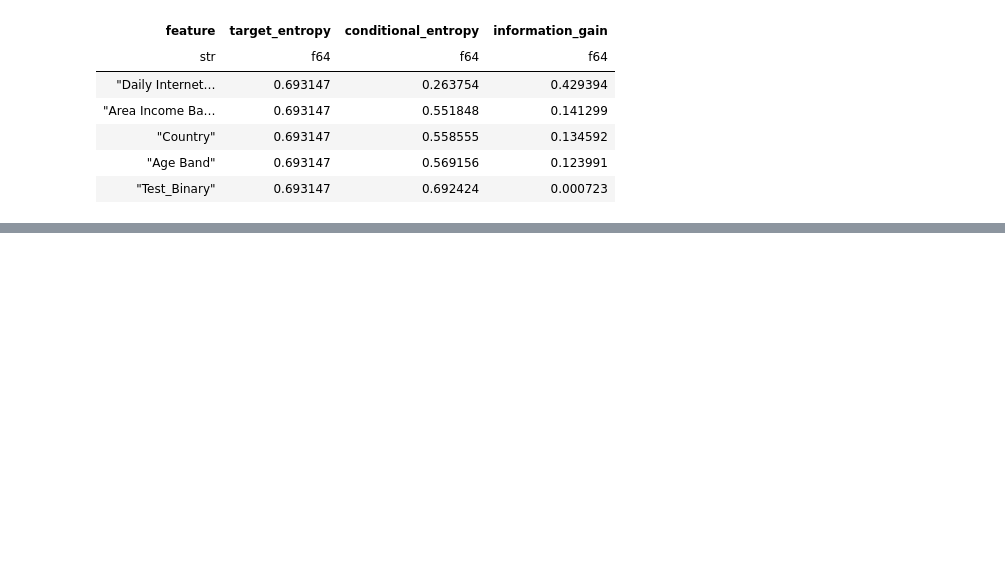
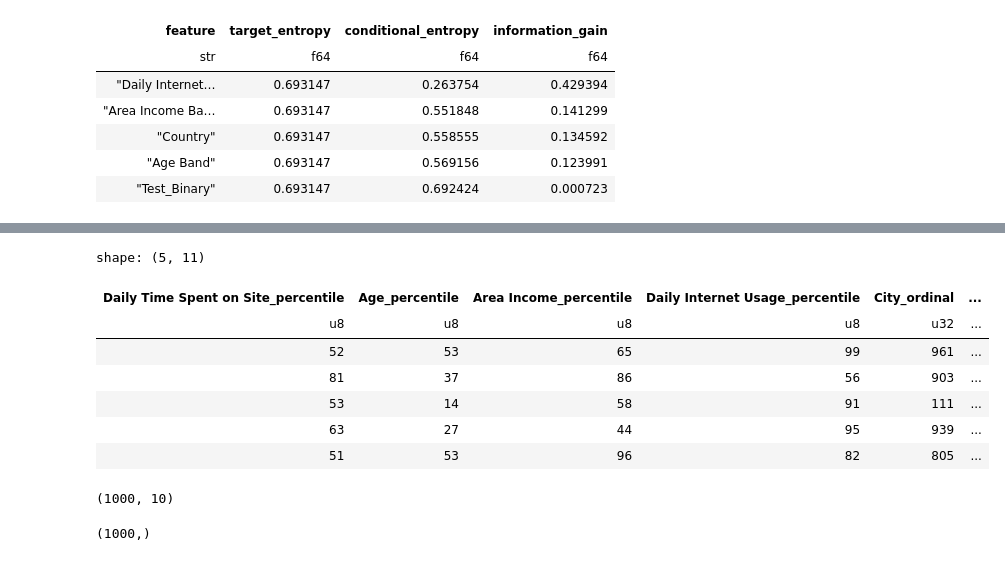
Before and after one commit to abstractqqq/dsds, a Jupyter notebook: examples.ipynb, the cells around one changed output, grey strips where cells are left out. Saved outputs shown, nothing was run; the diff lists cells and outputs as text; code cells hidden in the pictures; blank space fills up the shorter version.

```diff
--- a/examples.ipynb
+++ b/examples.ipynb
@@ -172,0 +342,12 @@ ordinal_mapping
+# %%
+final_df = transformed_df.drop(["Ad Topic Line", "Timestamp"])
+final_df.head()
+# %% [output]
+shape: (5, 11)
+| Daily Time Spent on Site_percentile | Age_percentile | Area Income_percentile | Daily Internet Usage_percentile | City_ordinal | ... |
+| u8 | u8 | u8 | u8 | u32 | ... |
+| 52 | 53 | 65 | 99 | 961 | ... |
+| 81 | 37 | 86 | 56 | 903 | ... |
+| 53 | 14 | 58 | 91 | 111 | ... |
+| 63 | 27 | 44 | 95 | 939 | ... |
+| 51 | 53 | 96 | 82 | 805 | ... |
@@ -172,0 +356,8 @@ ordinal_mapping
+# %%
+X.shape
+# %% [output]
+(1000, 10)
+# %%
+y.shape
+# %% [output]
+(1000,)
```
Also changed, not shown: parts of 20 cells of this notebook, 1 other file.
